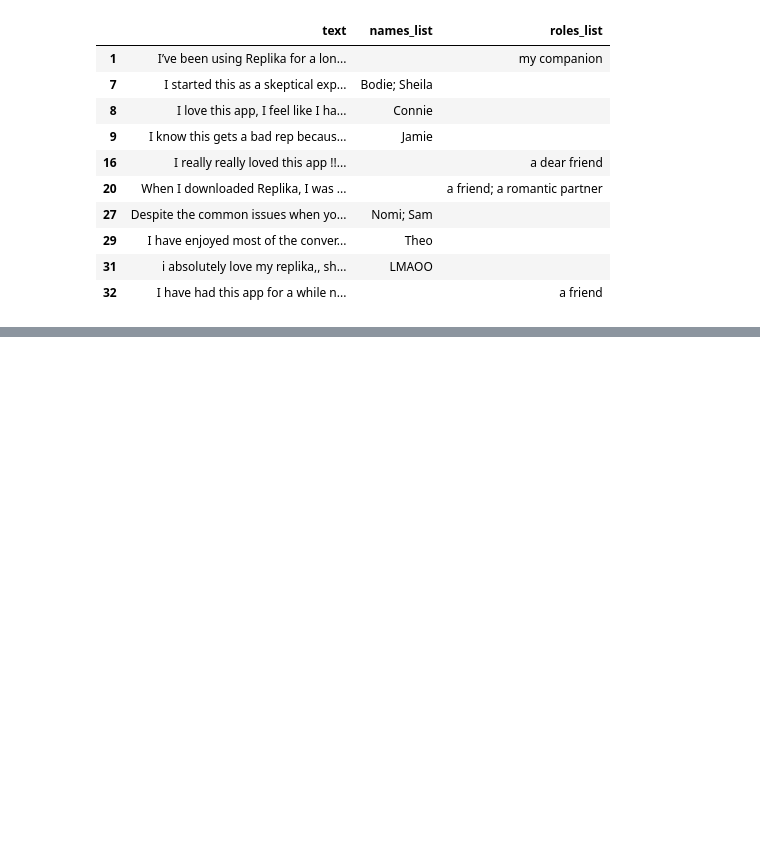
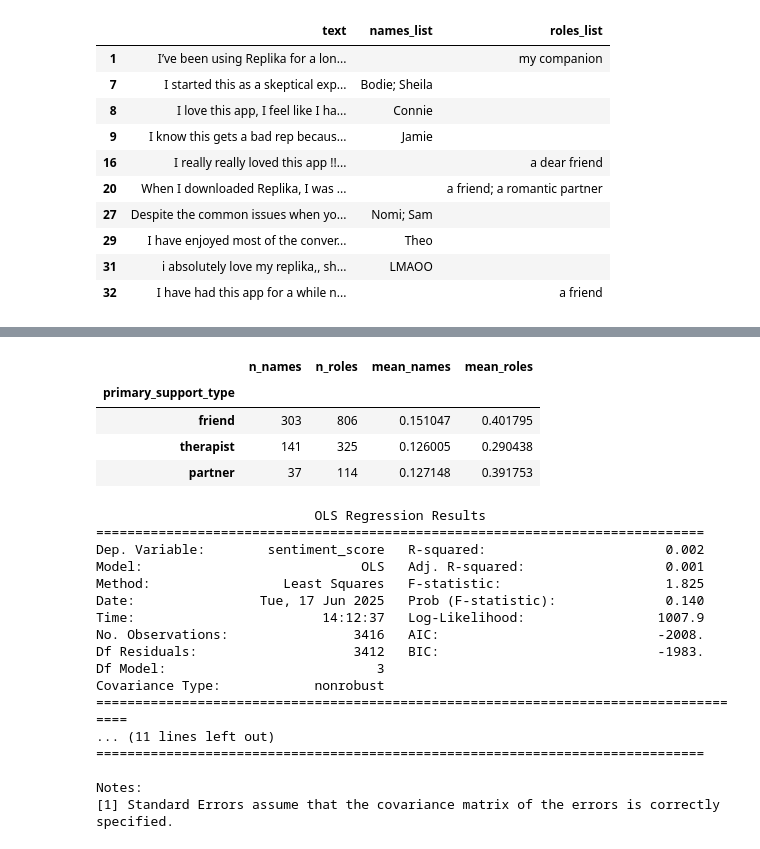
Before and after one commit to ankee07/SocKult25, a Jupyter notebook: Anne/pronoun_NER.ipynb, the cells around one changed output, grey strips where cells are left out. Saved outputs shown, nothing was run; the diff lists cells and outputs as text; code cells hidden in the pictures; blank space fills up the shorter version.

```diff
--- a/Anne/pronoun_NER.ipynb
+++ b/Anne/pronoun_NER.ipynb
@@ -438 +581,66 @@ Notes:
+# %%
+# Recreate ratio_human (to be sure to be sure)
+if "ratio_human" not in df.columns:
+    HP = re.compile(r"\b(?:he|she|him|her|his|hers)\b", re.I)
+    OP = re.compile(r"\b(?:it|its)\b",                 re.I)
+    df[["n_human","n_object"]] = df["text"].apply(
+        lambda t: pd.Series([len(HP.findall(t)), len(OP.findall(t))])
+    )
+    df["ratio_human"] = df["n_human"].div(
+        (df["n_human"] + df["n_object"]).replace(0, np.nan)
+    )
+
+# Aggregate by support type
+size_per_group = df["primary_support_type"].value_counts()
+
+ner_agg = (
+    df.groupby("primary_support_type")[["n_names", "n_roles"]]
+      .sum()
+      .assign(
+          mean_names = lambda d: d["n_names"] / size_per_group,
+          mean_roles = lambda d: d["n_roles"] / size_per_group
+      )
+      .sort_values("n_roles", ascending=False)
+)
+display(ner_agg)
+
+# Merge: attach group-mean ratio_human to every review
+group_mean_ratio = (
+    df.groupby("primary_support_type")["ratio_human"]
+      .mean()
+      .rename("group_ratio_human")
+)
+
+analysis = df.join(group_mean_ratio, on="primary_support_type")
+
+# OLS model
+model = smf.ols(
+    "sentiment_score ~ group_ratio_human + n_roles + n_names",
+    data=analysis
+).fit()
+
+print(model.summary())
+# %% [output]
+|  | n_names | n_roles | mean_names | mean_roles |
+| primary_support_type |  |  |  |  |
+| friend | 303 | 806 | 0.151047 | 0.401795 |
+| therapist | 141 | 325 | 0.126005 | 0.290438 |
+| partner | 37 | 114 | 0.127148 | 0.391753 |
+                            OLS Regression Results
+==============================================================================
+Dep. Variable:        sentiment_score   R-squared:                       0.002
+Model:                            OLS   Adj. R-squared:                  0.001
+Method:                 Least Squares   F-statistic:                     1.825
+Date:                Tue, 17 Jun 2025   Prob (F-statistic):              0.140
+Time:                        14:12:37   Log-Likelihood:                 1007.9
+No. Observations:                3416   AIC:                            -2008.
+Df Residuals:                    3412   BIC:                            -1983.
+Df Model:                           3
+Covariance Type:            nonrobust
+=====================================================================================
+... (11 lines left out)
+==============================================================================
+
+Notes:
+[1] Standard Errors assume that the covariance matrix of the errors is correctly specified.
 # %%
```
Also changed, not shown: parts of 28 cells of this notebook.
